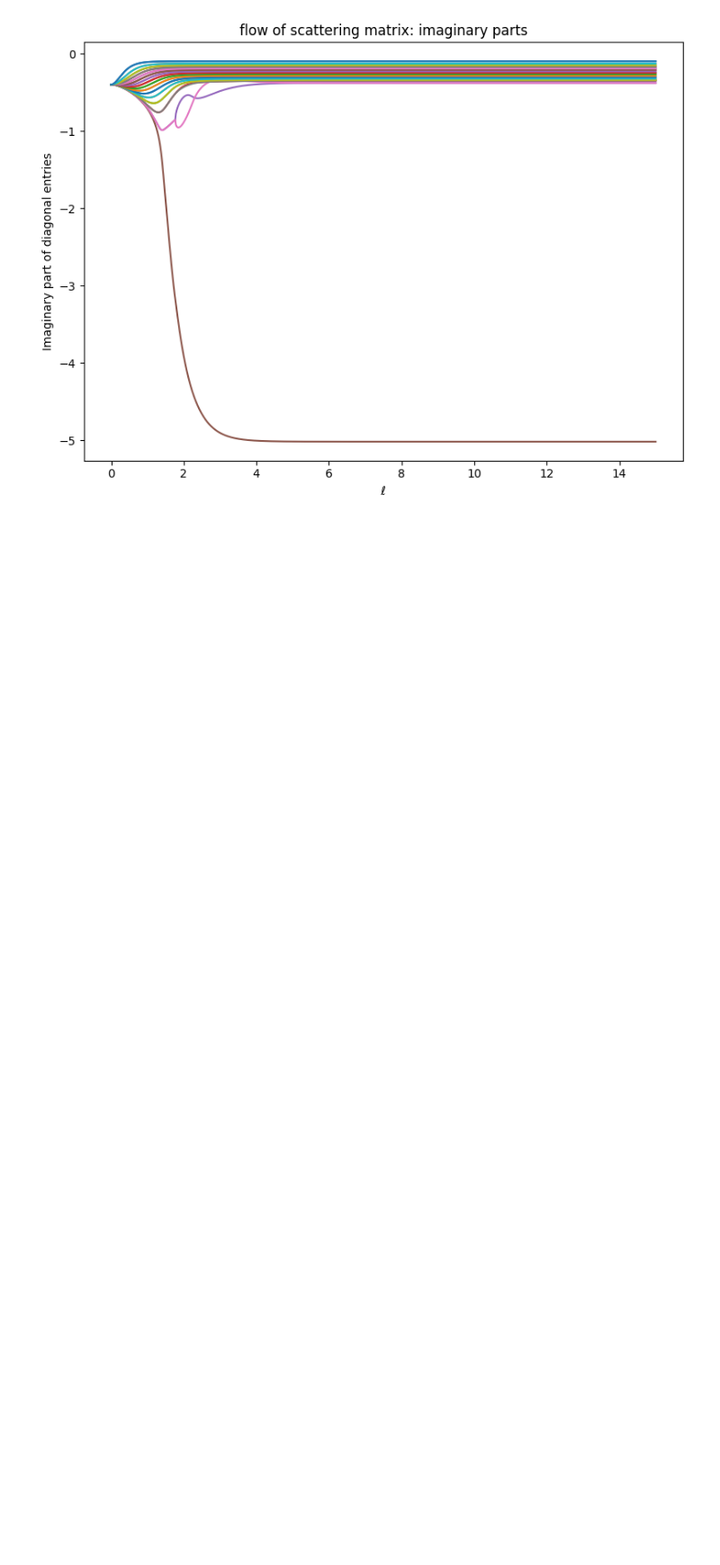
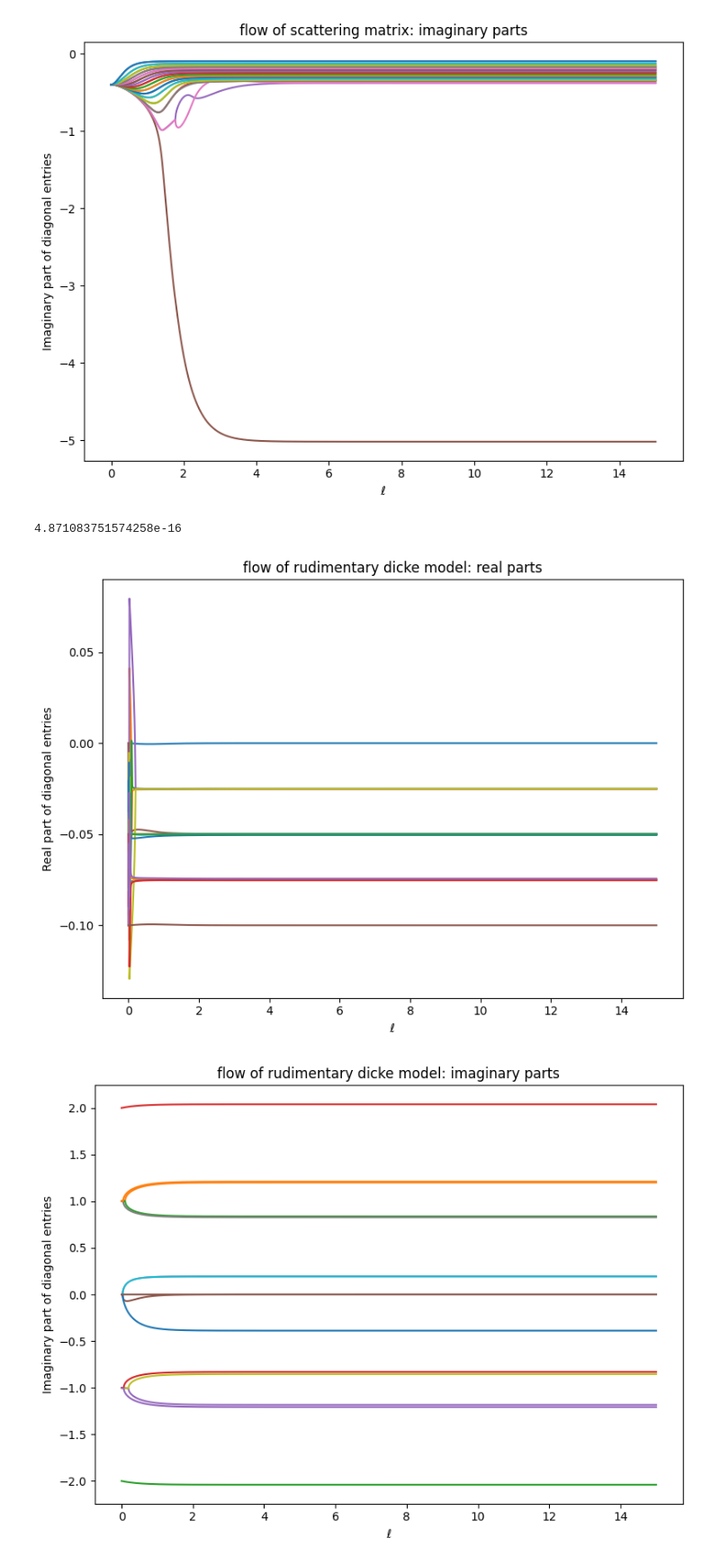
Before and after one commit to IronicOwl/MasterThesisShenanigans, a Jupyter notebook: Lindbladt/Numerical_dissipative_flow_notebook.ipynb, the cells around one changed output. Shown at 90% size. Saved outputs shown, nothing was run; the diff lists cells and outputs as text; code cells hidden in the pictures; blank space fills up the shorter version.

Commit message:
dicke model

```diff
--- a/Lindbladt/Numerical_dissipative_flow_notebook.ipynb
+++ b/Lindbladt/Numerical_dissipative_flow_notebook.ipynb
@@ -455,0 +592,17 @@ plot_diagonal_flow(tracker_third_scattering, title_prefix="flow of scattering ma
+# %%
+Dicke_L, H_L, jumps_L = open_dicke_4d_sa()
+print(check_liouvillian_action(H_L, jumps_L))
+# %% [output]
+4.871083751574258e-16
+# %%
+Scatering_dicke, tracker_dicke = solve_flow_rk4(
+    Dicke_L,
+    generator="third",
+    track_diagonal=True
+)
+
+
+plot_diagonal_flow(tracker_dicke, title_prefix="flow of rudimentary dicke model")
+# %% [output]
+[figure, added]
+[figure, added]
```
Also changed, not shown: parts of 1 cell of this notebook.
